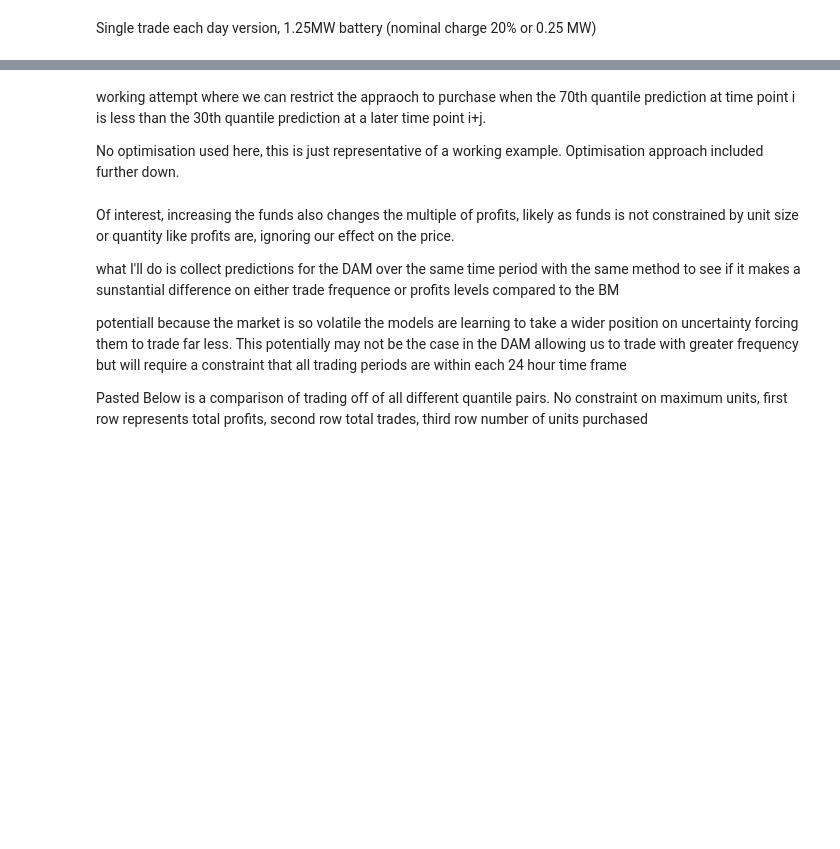
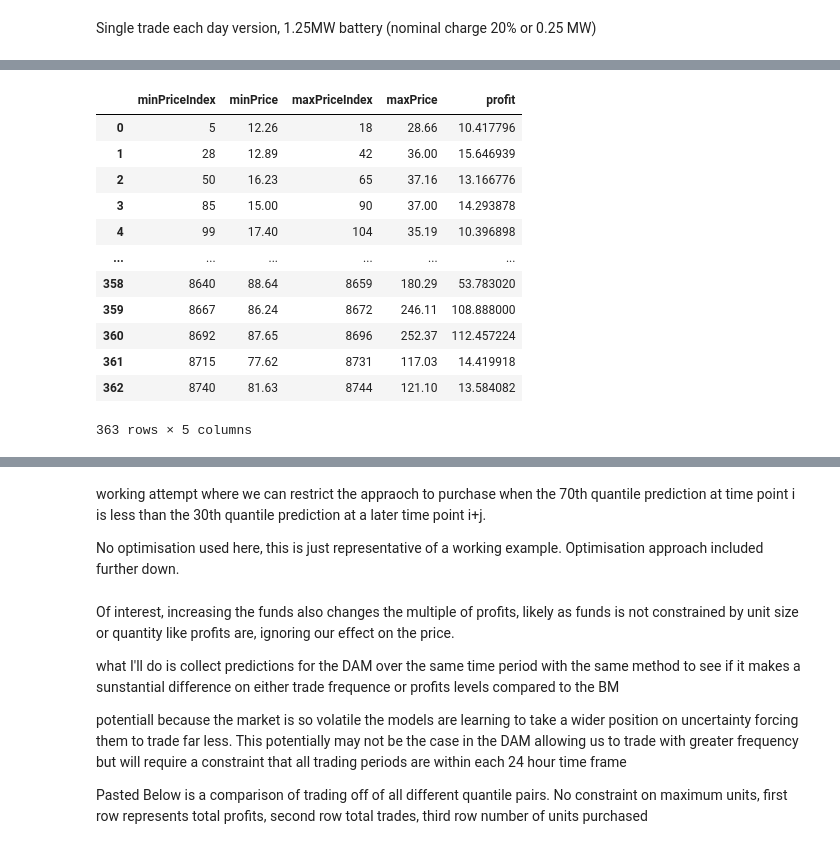
Before and after one commit to ciaranoc123/DAM-BM_Trading, a Jupyter notebook: Single_Trade_Strategy.ipynb, the cells around one changed output, grey strips where cells are left out. Cells and saved outputs as stored; diff of their text form; code cells hidden in the pictures; blank space fills up the shorter version.

```diff
--- a/Single_Trade_Strategy.ipynb
+++ b/Single_Trade_Strategy.ipynb
@@ -162,0 +147,16 @@ r_dam_30_70
+# %%
+r_dam_30_50
+# %% [output]
+|  | minPriceIndex | minPrice | maxPriceIndex | maxPrice | profit |
+| 0 | 5 | 12.26 | 18 | 28.66 | 10.417796 |
+| 1 | 28 | 12.89 | 42 | 36.00 | 15.646939 |
+| 2 | 50 | 16.23 | 65 | 37.16 | 13.166776 |
+| 3 | 85 | 15.00 | 90 | 37.00 | 14.293878 |
+| 4 | 99 | 17.40 | 104 | 35.19 | 10.396898 |
+| ... | ... | ... | ... | ... | ... |
+| 358 | 8640 | 88.64 | 8659 | 180.29 | 53.783020 |
+| 359 | 8667 | 86.24 | 8672 | 246.11 | 108.888000 |
+| 360 | 8692 | 87.65 | 8696 | 252.37 | 112.457224 |
+| 361 | 8715 | 77.62 | 8731 | 117.03 | 14.419918 |
+| 362 | 8740 | 81.63 | 8744 | 121.10 | 13.584082 |
+363 rows × 5 columns
```
Also changed, not shown: parts of 30 cells of this notebook.
